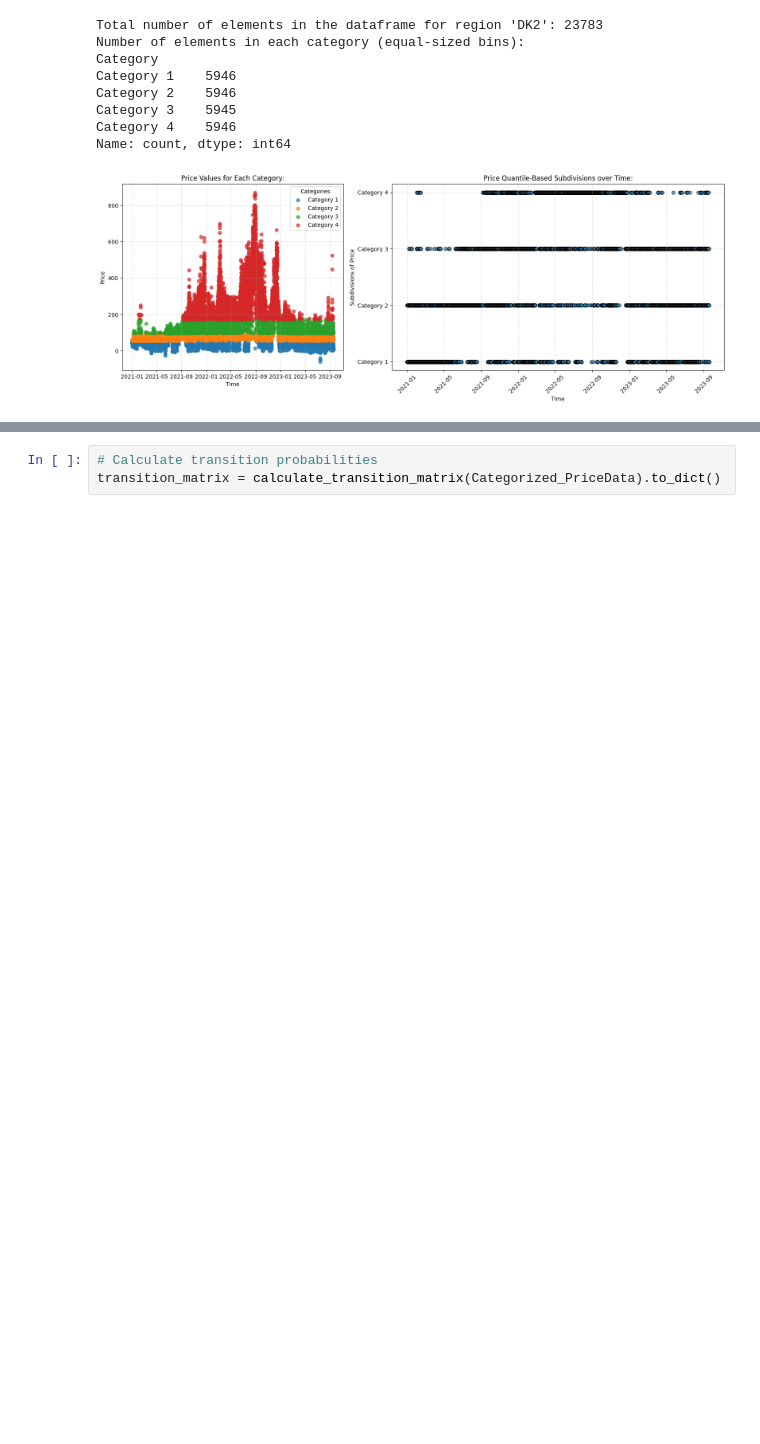
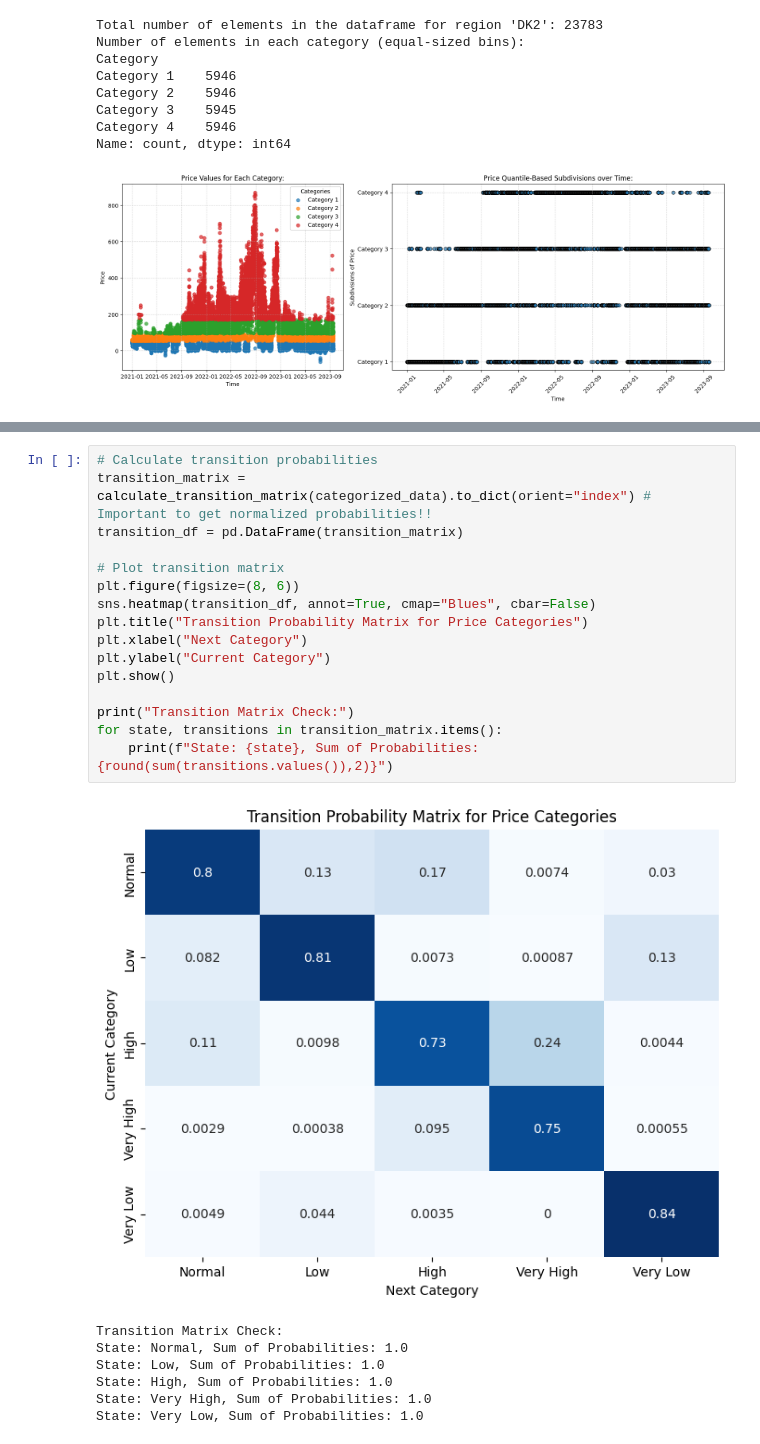
Before and after one commit to Max-f123/Machine_Learning_in_Energy_Systems, a Jupyter notebook: Assignment 03/03 - Simon/Assignment_Simon.ipynb, the cells around one changed output, grey strips where cells are left out. Cells and saved outputs as stored; diff of their text form; blank space fills up the shorter version.

```diff
--- a/Assignment 03/03 - Simon/Assignment_Simon.ipynb
+++ b/Assignment 03/03 - Simon/Assignment_Simon.ipynb
@@ -358,7 +306,28 @@ def calculate_transition_matrix(df, category_column="Category"):
     return transition_matrix
-# %%
-# Calculate transition probabilities
-transition_matrix = calculate_transition_matrix(Categorized_PriceData).to_dict()
+# %%
+# Calculate transition probabilities
+transition_matrix = calculate_transition_matrix(categorized_data).to_dict(orient="index") # Important to get normalized probabilities!!
+transition_df = pd.DataFrame(transition_matrix)
+
+# Plot transition matrix
+plt.figure(figsize=(8, 6))
+sns.heatmap(transition_df, annot=True, cmap="Blues", cbar=False)
+plt.title("Transition Probability Matrix for Price Categories")
+plt.xlabel("Next Category")
+plt.ylabel("Current Category")
+plt.show()
+
+print("Transition Matrix Check:")
+for state, transitions in transition_matrix.items():
+    print(f"State: {state}, Sum of Probabilities: {round(sum(transitions.values()),2)}")
+# %% [output]
+[figure, added]
+Transition Matrix Check:
+State: Normal, Sum of Probabilities: 1.0
+State: Low, Sum of Probabilities: 1.0
+State: High, Sum of Probabilities: 1.0
+State: Very High, Sum of Probabilities: 1.0
+State: Very Low, Sum of Probabilities: 1.0
 # %%
 class BatteryOptimization:
     def __init__(self, states, actions, price_df, transition_prob, gamma=0.9, epsilon=0.01):
```
Also changed, not shown: parts of 11 cells of this notebook.
